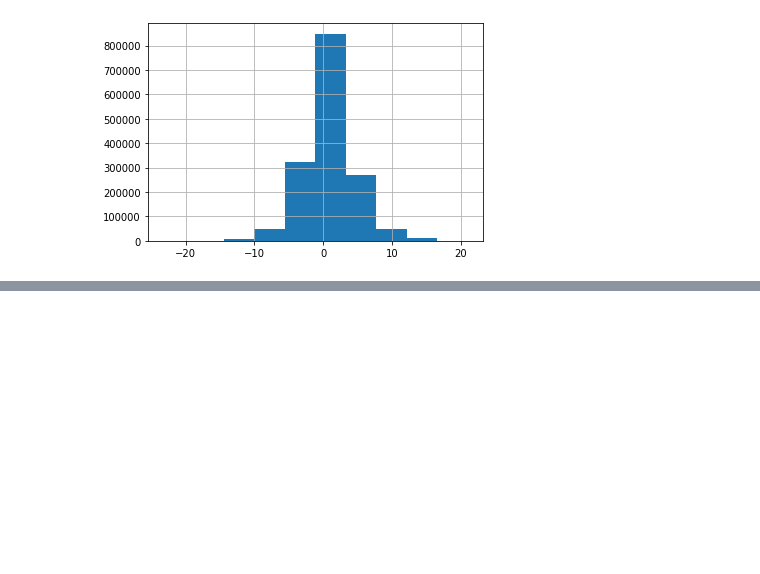
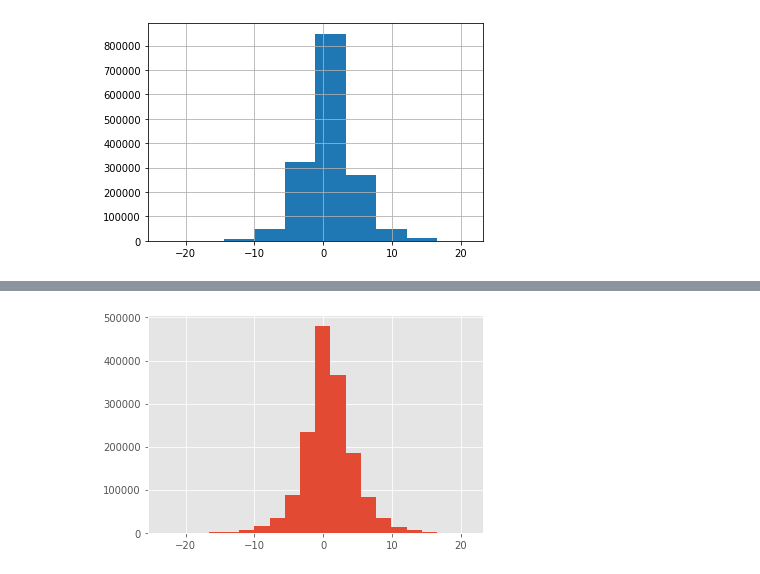
Before and after one commit to andydaehn/Twitter-Climate-Change-Sentiment, a Jupyter notebook: Twitter_Climate_Change.ipynb, the cells around one changed output, grey strips where cells are left out. Cells and saved outputs as stored; diff of their text form; code cells hidden in the pictures; blank space fills up the shorter version.

```diff
--- a/Twitter_Climate_Change.ipynb
+++ b/Twitter_Climate_Change.ipynb
@@ -126,0 +139,8 @@ main_data.temperature_avg.hist()
+# %%
+# Plot temperature
+# Can determine bins based on num observations max val - min val
+plt.style.use('ggplot')
+plt.hist(main_data['temperature_avg'],bins=20)
+plt.show()
+# %% [output]
+[figure, added]
```
Also changed, not shown: parts of 6 cells of this notebook.
